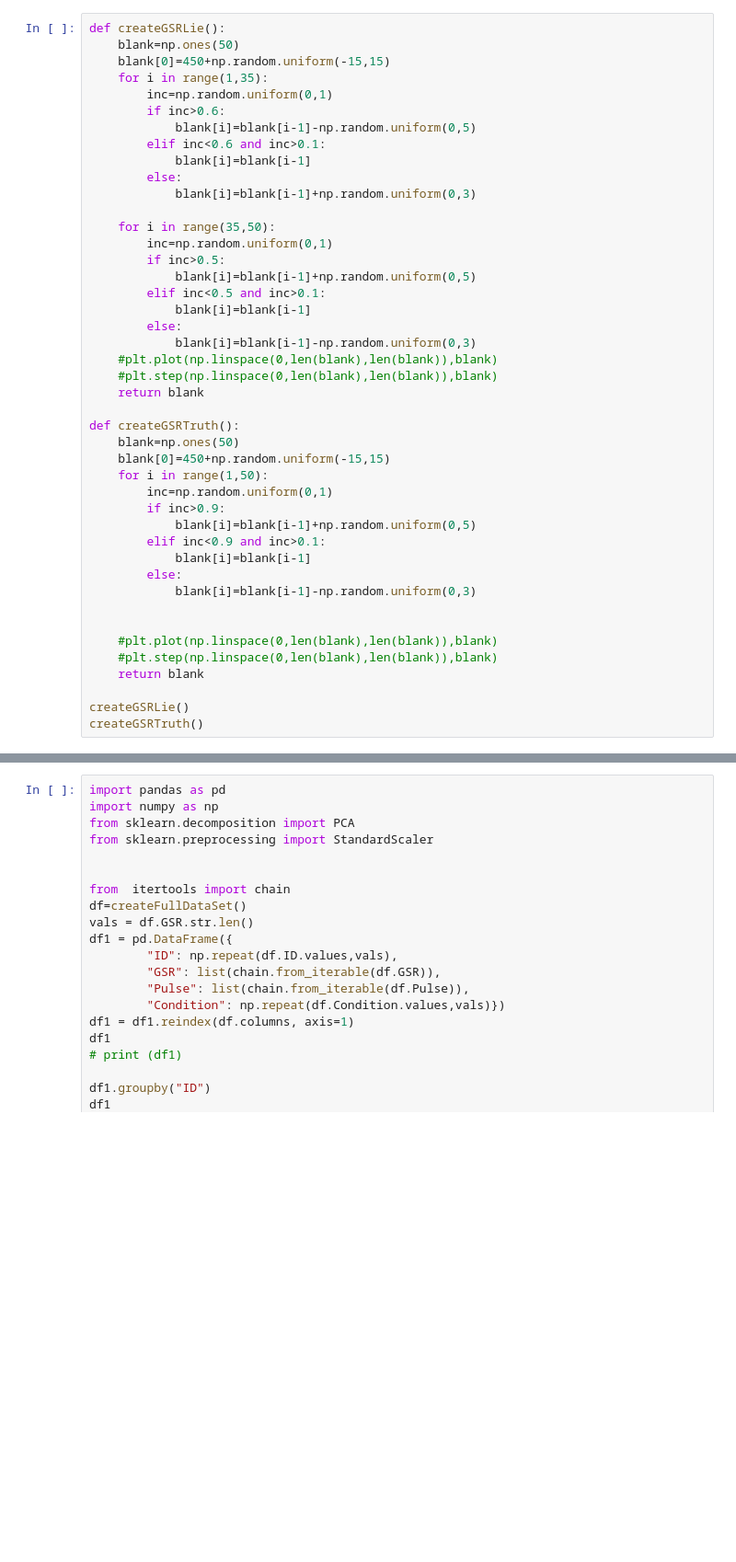
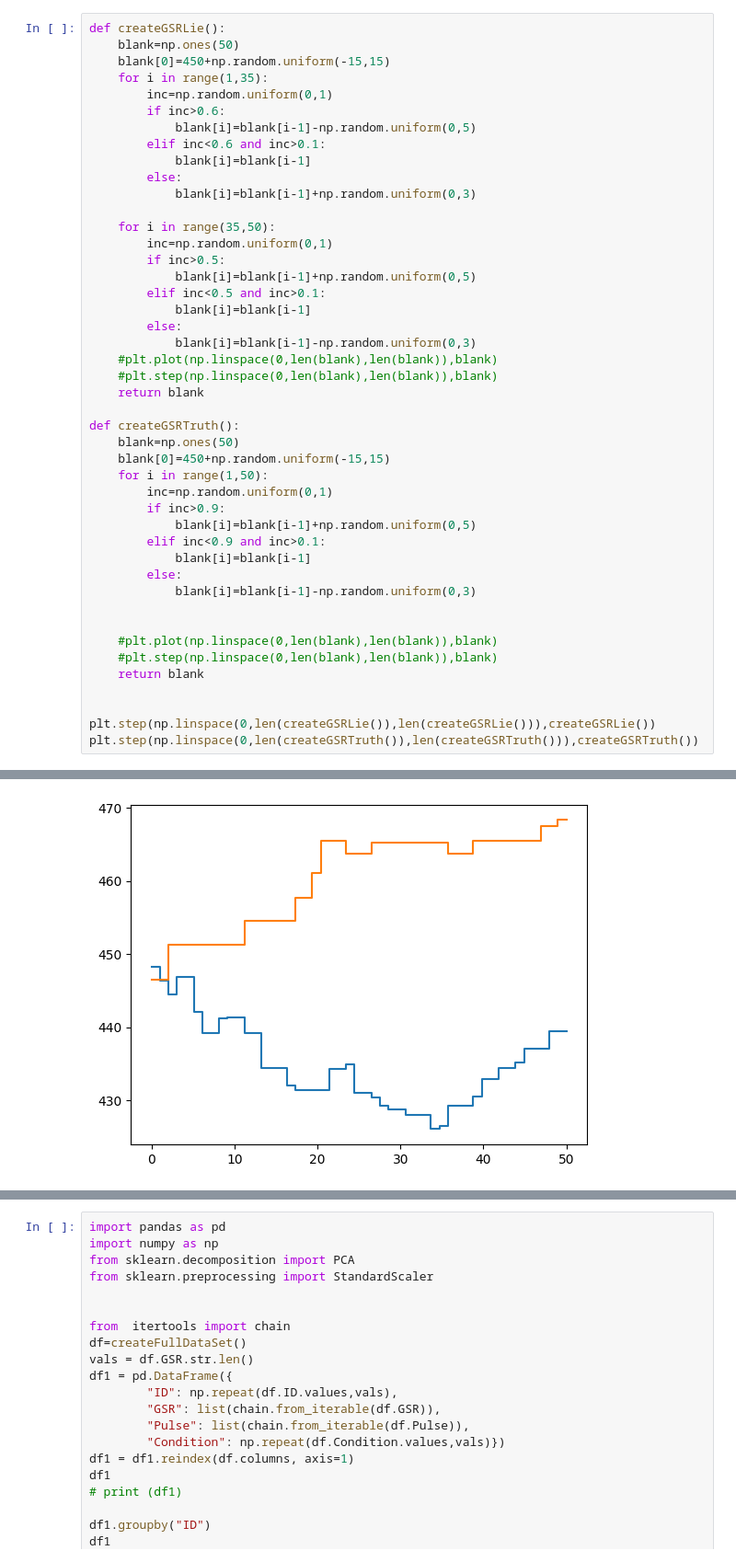
Before and after one commit to Howardhowardhoward/LieDetector, a Jupyter notebook: machine-learning/fakeData.ipynb, the cells around one changed output, grey strips where cells are left out. Shown at 92% size. Drawn from its saved outputs; the diff is of its cells as text; blank space fills up the shorter version.

```diff
--- a/machine-learning/fakeData.ipynb
+++ b/machine-learning/fakeData.ipynb
@@ -78,5 +70,7 @@ def createGSRTruth():
     #plt.step(np.linspace(0,len(blank),len(blank)),blank)
     return blank
 
-createGSRLie()
-createGSRTruth()
+
+plt.step(np.linspace(0,len(createGSRLie()),len(createGSRLie())),createGSRLie())
+plt.step(np.linspace(0,len(createGSRTruth()),len(createGSRTruth())),createGSRTruth())
+# %% [output]
@@ -83,3 +78,4 @@ createGSRTruth()
+[figure, added]
 # %%
 def createFullDataSet():
     df = pd.DataFrame()
```
Also changed, not shown: parts of 4 cells of this notebook, 1 other file.
